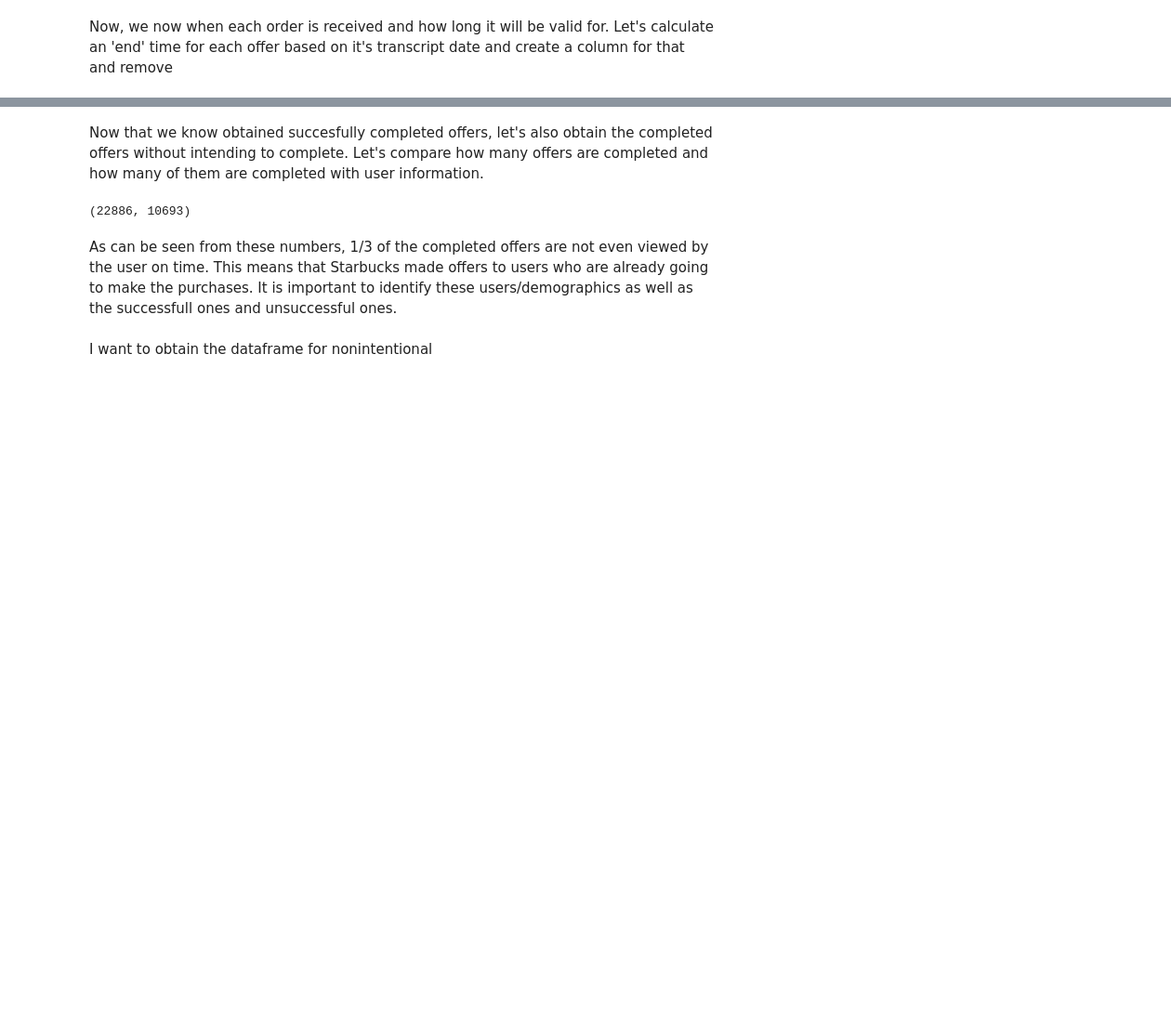
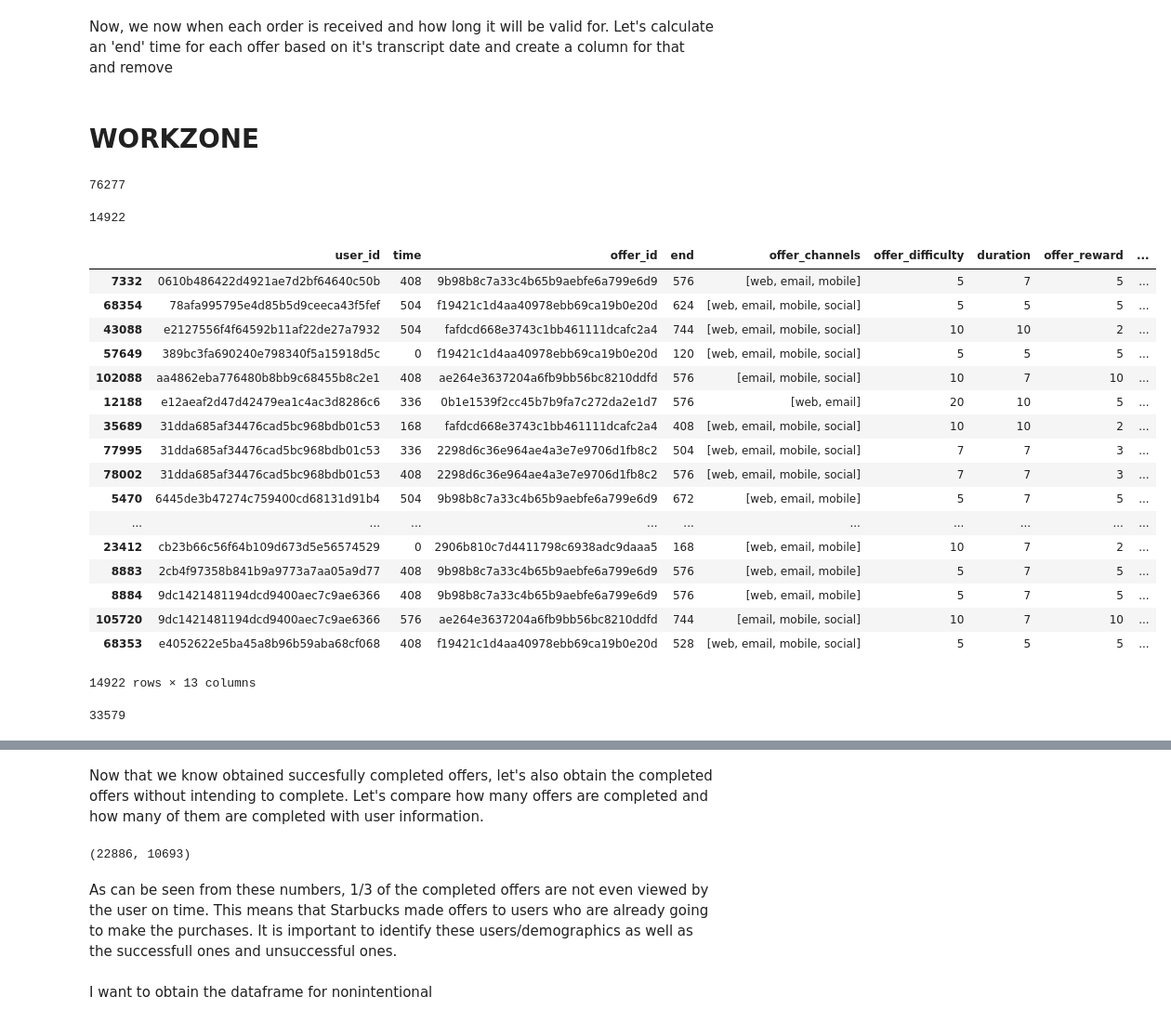
Before and after one commit to onurkapucu/Starbucks_Capstone, a Jupyter notebook: Starbucks_Capstone_notebook.ipynb, the cells around one changed output, grey strips where cells are left out. Shown: that part at 93% size. Cells and saved outputs as stored; diff of their text form; code cells hidden in the pictures; blank space fills up the shorter version.

```diff
--- a/Starbucks_Capstone_notebook.ipynb
+++ b/Starbucks_Capstone_notebook.ipynb
@@ -354,11 +354,11 @@ def transactions_nonintentional_complete(df,profile):
     user_list = profile['user_id'].unique()
     for user in tqdm(user_list):
         temp_df = df[df['user_id']==user]
-        temp_df=temp_df[(temp_df['time_completed']>=temp_df['time']) &
-                        (temp_df['time_completed']<temp_df['time_viewed']) &
-                        (temp_df['time_completed']<=temp_df['end']) &
-                        (temp_df['time_viewed']<= temp_df['end']) &
-                        (temp_df['time_viewed'] >= temp_df['time'])].sort_values(by=['time','time_viewed','time_completed'])
+        temp_df=temp_df[
+            (temp_df['time_completed']>=temp_df['time']) &
+            (temp_df['time_completed']<=temp_df['end'])  &
+            ( (temp_df['time_viewed']>temp_df['time_completed']) | (temp_df['time_viewed'].isnull()) )
+        ].sort_values(by=['time','time_completed'])
         temp_df.drop_duplicates(subset=['time'], inplace=True)
         output_df=output_df.append(temp_df)
     return output_df
@@ -369,0 +368,39 @@ transcript_intentional_completes.to_pickle("./valid_completes.pkl")
+# %%
+transactions_nonintentional_completes=transactions_nonintentional_complete(df_transcript,profile_clean)
+transactions_nonintentional_completes.to_pickle("./nonintentional_completes.pkl")
+# %% [markdown]
+# WORKZONE
+# %%
+transcript_received.shape[0]
+# %% [output]
+76277
+# %%
+transactions_nonintentional_completes.to_pickle("./nonintentional_completes.pkl")
+transactions_nonintentional_completes.shape[0]
+# %% [output]
+14922
+# %%
+transactions_nonintentional_completes
+# %% [output]
+|  | user_id | time | offer_id | end | offer_channels | offer_difficulty | duration | offer_reward | ... |
+| 7332 | 0610b486422d4921ae7d2bf64640c50b | 408 | 9b98b8c7a33c4b65b9aebfe6a799e6d9 | 576 | [web, email, mobile] | 5 | 7 | 5 | ... |
+| 68354 | 78afa995795e4d85b5d9ceeca43f5fef | 504 | f19421c1d4aa40978ebb69ca19b0e20d | 624 | [web, email, mobile, social] | 5 | 5 | 5 | ... |
+| 43088 | e2127556f4f64592b11af22de27a7932 | 504 | fafdcd668e3743c1bb461111dcafc2a4 | 744 | [web, email, mobile, social] | 10 | 10 | 2 | ... |
+| 57649 | 389bc3fa690240e798340f5a15918d5c | 0 | f19421c1d4aa40978ebb69ca19b0e20d | 120 | [web, email, mobile, social] | 5 | 5 | 5 | ... |
+| 102088 | aa4862eba776480b8bb9c68455b8c2e1 | 408 | ae264e3637204a6fb9bb56bc8210ddfd | 576 | [email, mobile, social] | 10 | 7 | 10 | ... |
+| 12188 | e12aeaf2d47d42479ea1c4ac3d8286c6 | 336 | 0b1e1539f2cc45b7b9fa7c272da2e1d7 | 576 | [web, email] | 20 | 10 | 5 | ... |
+| 35689 | 31dda685af34476cad5bc968bdb01c53 | 168 | fafdcd668e3743c1bb461111dcafc2a4 | 408 | [web, email, mobile, social] | 10 | 10 | 2 | ... |
+| 77995 | 31dda685af34476cad5bc968bdb01c53 | 336 | 2298d6c36e964ae4a3e7e9706d1fb8c2 | 504 | [web, email, mobile, social] | 7 | 7 | 3 | ... |
+| 78002 | 31dda685af34476cad5bc968bdb01c53 | 408 | 2298d6c36e964ae4a3e7e9706d1fb8c2 | 576 | [web, email, mobile, social] | 7 | 7 | 3 | ... |
+| 5470 | 6445de3b47274c759400cd68131d91b4 | 504 | 9b98b8c7a33c4b65b9aebfe6a799e6d9 | 672 | [web, email, mobile] | 5 | 7 | 5 | ... |
+| ... | ... | ... | ... | ... | ... | ... | ... | ... | ... |
+| 23412 | cb23b66c56f64b109d673d5e56574529 | 0 | 2906b810c7d4411798c6938adc9daaa5 | 168 | [web, email, mobile] | 10 | 7 | 2 | ... |
+| 8883 | 2cb4f97358b841b9a9773a7aa05a9d77 | 408 | 9b98b8c7a33c4b65b9aebfe6a799e6d9 | 576 | [web, email, mobile] | 5 | 7 | 5 | ... |
+| 8884 | 9dc1421481194dcd9400aec7c9ae6366 | 408 | 9b98b8c7a33c4b65b9aebfe6a799e6d9 | 576 | [web, email, mobile] | 5 | 7 | 5 | ... |
+| 105720 | 9dc1421481194dcd9400aec7c9ae6366 | 576 | ae264e3637204a6fb9bb56bc8210ddfd | 744 | [email, mobile, social] | 10 | 7 | 10 | ... |
+| 68353 | e4052622e5ba45a8b96b59aba68cf068 | 408 | f19421c1d4aa40978ebb69ca19b0e20d | 528 | [web, email, mobile, social] | 5 | 5 | 5 | ... |
+14922 rows × 13 columns
+# %%
+transcript_completed.shape[0]
+# %% [output]
+33579
```
Also changed, not shown: parts of 9 cells of this notebook, 2 other files.
